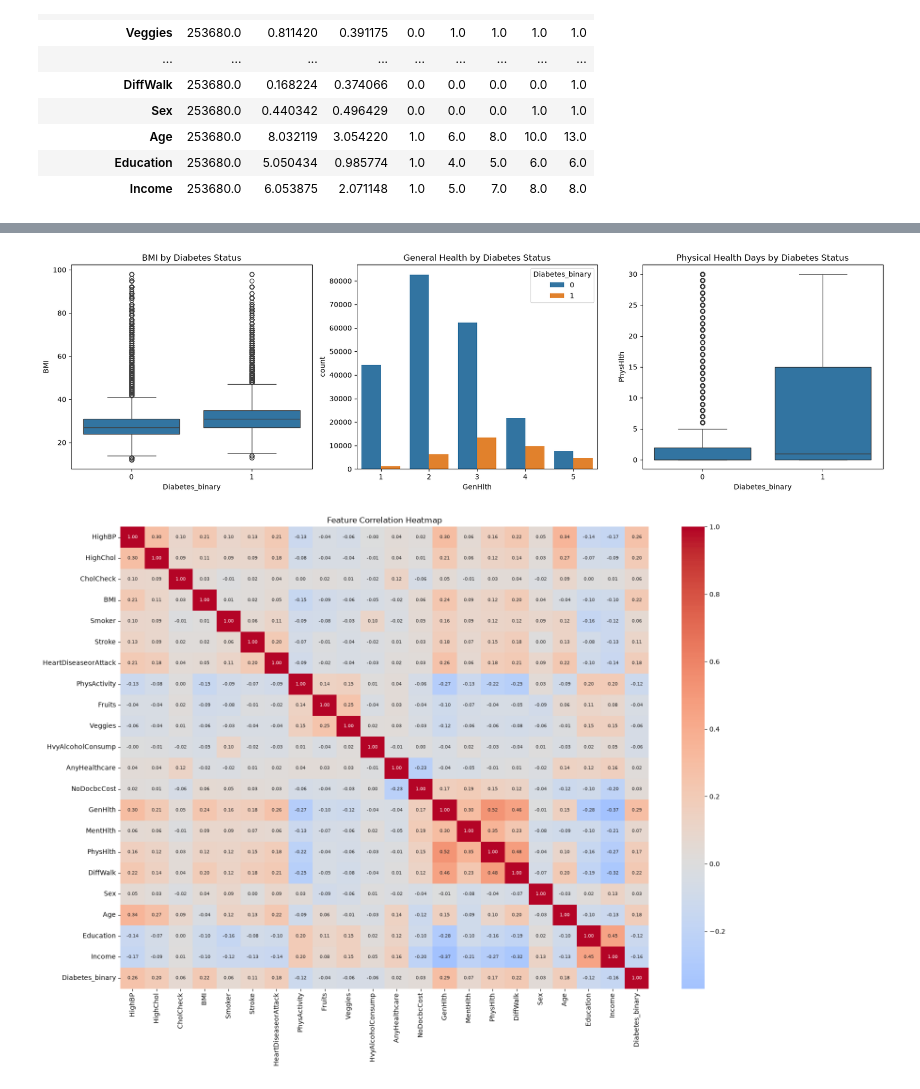
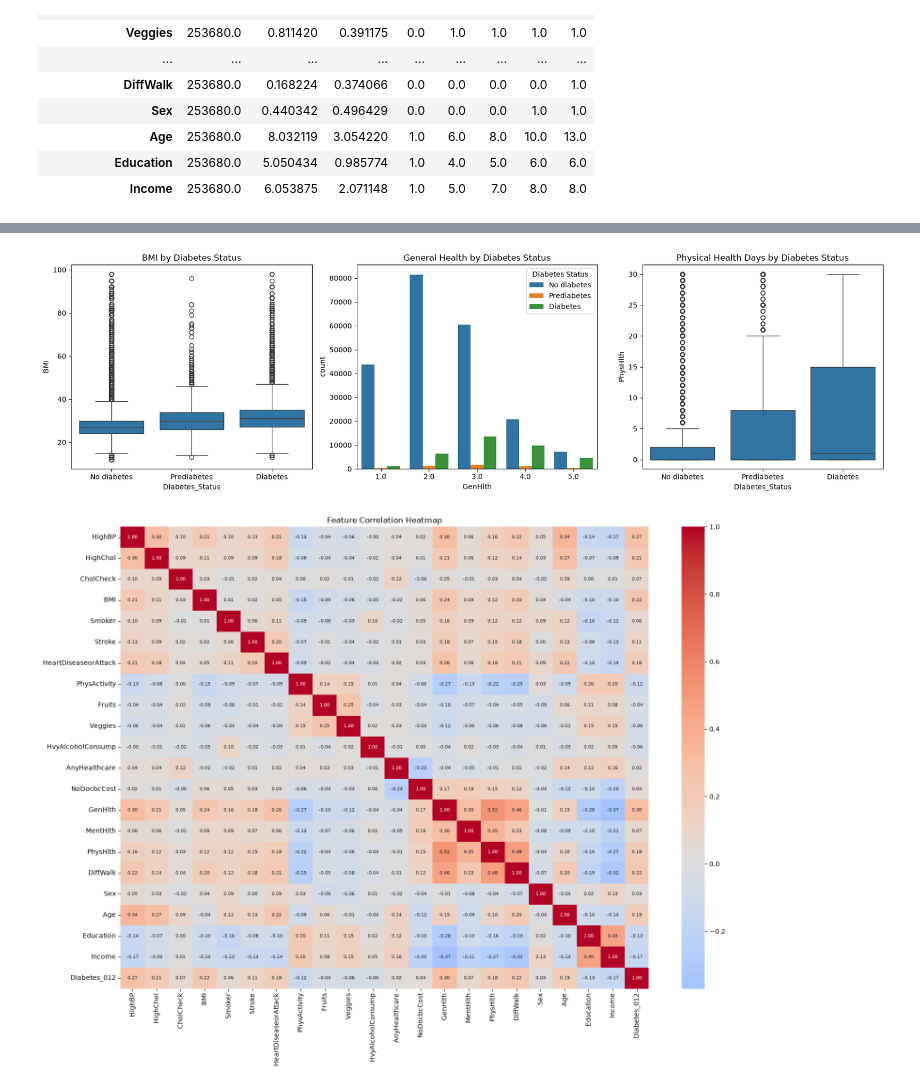
Before and after one commit to Jeber811/CDC-Diabetes-ML-Project, a Jupyter notebook: CDC Diabetes Health Indicators.ipynb, the cells around one changed output, grey strips where cells are left out. Saved outputs shown, nothing was run; the diff lists cells and outputs as text; code cells hidden in the pictures.

```diff
--- a/CDC Diabetes Health Indicators.ipynb
+++ b/CDC Diabetes Health Indicators.ipynb
@@ -49,19 +58,17 @@ print(cdc_diabetes_health_indicators.variables)
 # %% [markdown]
 # Dataset Analysis
 # %%
+# Use the Kaggle target: 0 = no diabetes, 1 = prediabetes, 2 = diabetes
+X = df.drop(columns=["Diabetes_012"])
+y = df["Diabetes_012"]
+
 # Check the dimensions of the datasets
 print("Features shape:", X.shape)
 print("Target shape:", y.shape)
-
-# Display feature names
 print("\nFeature columns:")
 print(X.columns.tolist())
-
-# Display target name
-print("\nTarget columns:")
-print(y.columns.tolist())
-
-# Preview the data
+print("\nTarget column:")
+print(y.name)
 display(X.head())
 display(y.head())
 # %% [output]
@@ -202,9 +199,7 @@ Income
 # %%
 # Combine features and target into one DataFrame
 df = X.copy()
-df["Diabetes_binary"] = y["Diabetes_binary"]
-
-# Display descriptive statistics
+df["Diabetes_012"] = y
 display(df.describe().T)
 # %% [output]
 |  | count | mean | std | min | 25% | 50% | 75% | max |
@@ -255,40 +245,41 @@ display(class_comparison)
 # %%
 import matplotlib.pyplot as plt
 import seaborn as sns
 
 fig, axes = plt.subplots(1, 3, figsize=(17, 5))
+class_labels = ["No diabetes", "Prediabetes", "Diabetes"]
+plot_df = df.assign(
+    Diabetes_Status=df["Diabetes_012"].map(dict(enumerate(class_labels)))
+)
 
-# BMI distribution
 sns.boxplot(
-    data=df,
-    x="Diabetes_binary",
-    y="BMI",
-    ax=axes[0]
+    data=plot_df, x="Diabetes_Status", y="BMI", order=class_labels, ax=axes[0]
 )
 axes[0].set_title("BMI by Diabetes Status")
 
-# General health distribution
 sns.countplot(
-    data=df,
+    data=plot_df,
     x="GenHlth",
-    hue="Diabetes_binary",
+    hue="Diabetes_Status",
+    hue_order=class_labels,
     ax=axes[1]
 )
 axes[1].set_title("General Health by Diabetes Status")
+axes[1].legend(title="Diabetes Status")
 
-# Physical health days
 sns.boxplot(
-    data=df,
-    x="Diabetes_binary",
+    data=plot_df,
+    x="Diabetes_Status",
     y="PhysHlth",
+    order=class_labels,
     ax=axes[2]
 )
 axes[2].set_title("Physical Health Days by Diabetes Status")
 
 plt.tight_layout()
 plt.show()
 # %% [output]
-[figure, old version]
+[figure, new version]
 # %%
 import matplotlib.pyplot as plt
 import seaborn as sns
```
Also changed, not shown: parts of 16 cells of this notebook.
